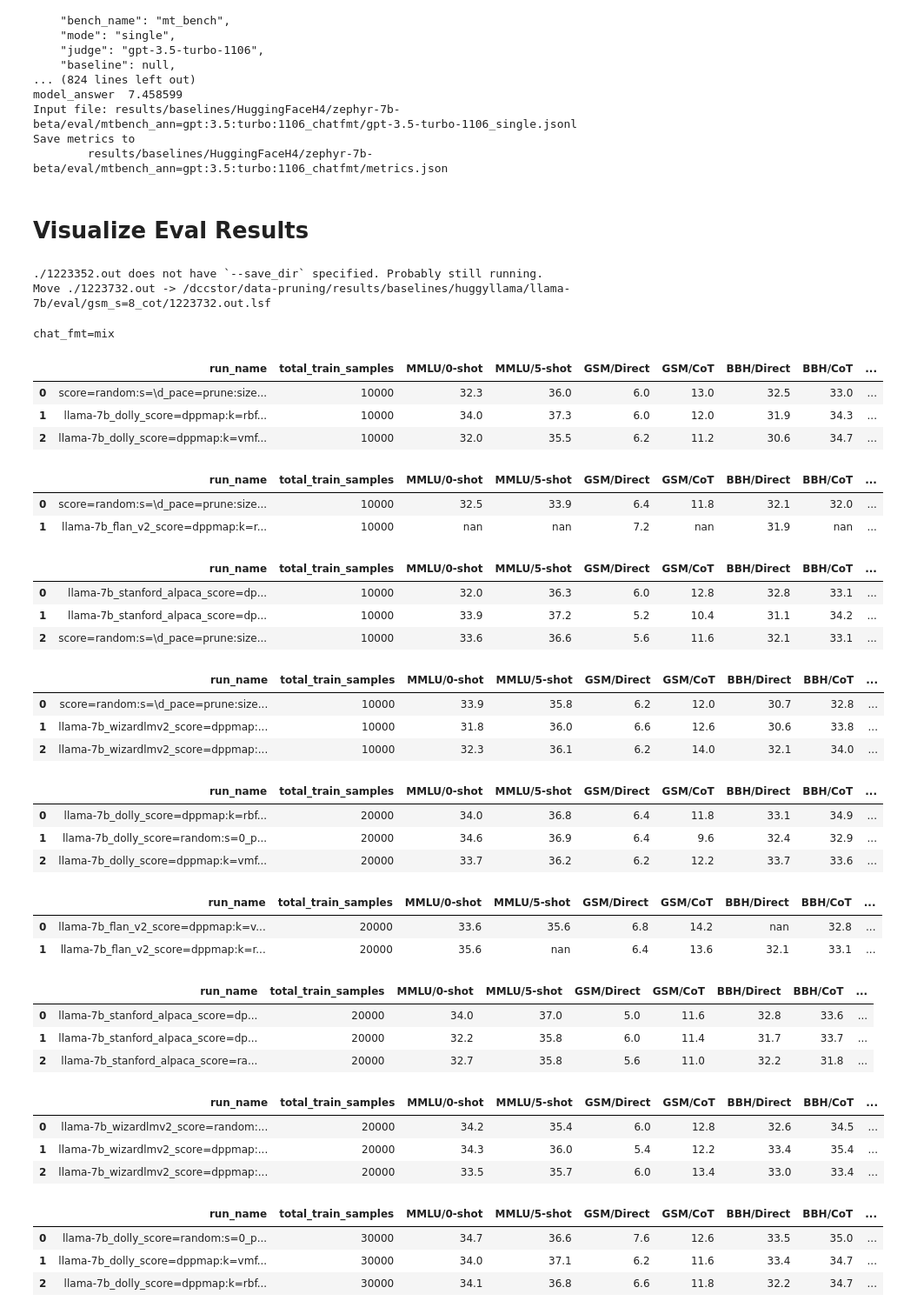
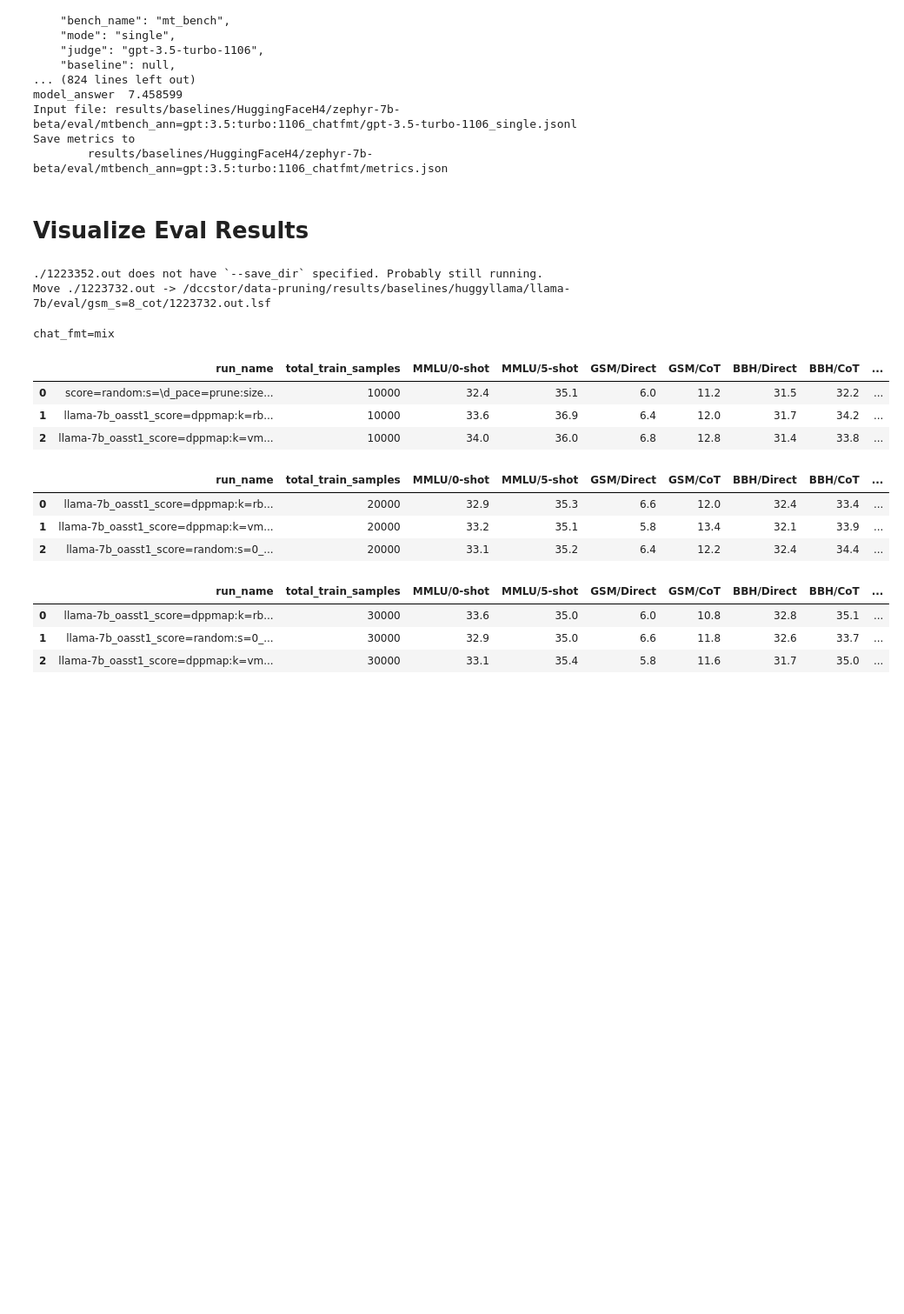
Before and after one commit to tt6746690/open-instruct, a Jupyter notebook: scripts/gen_cmds.ipynb, the cells around one changed output. Shown at 87% size. Saved outputs shown, nothing was run; the diff lists cells and outputs as text; code cells hidden in the pictures; blank space fills up the shorter version.

```diff
--- a/scripts/gen_cmds.ipynb
+++ b/scripts/gen_cmds.ipynb
@@ -738,8 +740,9 @@ task_names = [
 #     'alpacafarm_ann=gpt35:turbo:1106',
     # 'alpacafarm_ann=chatgpt', # ~$1 per eval.
 ]
-task_names_mtbench = ['mtbench_ann=gpt:4:1106:preview_chatfmt'] # ann=gpt:4, ann=gpt:3.5:turbo:1106, gpt:4:1106:preview (gpt4-turbo)
+# task_names_mtbench = ['mtbench_ann=gpt:4:1106:preview_chatfmt'] # ann=gpt:4, ann=gpt:3.5:turbo:1106, gpt:4:1106:preview (gpt4-turbo)
 # task_names_mtbench = ['mtbench_ann=gpt:3.5:turbo:1106_chatfmt'] # for debug sake, prefer gpt4
+task_names_mtbench = ['mtbench_ann=gpt:4_chatfmt']
 task_names_alpacafarm = ['alpacafarm_ann=chatgpt_chatfmt']
 task_names_chatfmt = [x+'_chatfmt' for x in task_names]
 
@@ -759,14 +762,14 @@ task_names_chatfmt = [x+'_chatfmt' for x in task_names]
 # #     'codellama/CodeLlama-7b-Instruct-hf',
 # ]]
 # # task_names = task_names + task_names_chatfmt
-# task_names = task_names_mtbench; definitely_run_mtbench_on_non_alt7b_queue = False
+# task_names = task_names_mtbench; definitely_run_mtbench_on_non_alt7b_queue = True
 
 # # oi5
 # exp_dir = 'results/oi2'
 # exp_dir = 'results/oi5_flan_v2:llama-7b'
 # exp_dir = 'results/oi5_dolly:llama-7b'
-# exp_dir = 'results/oi5_oasst1:llama-7b'
-exp_dir = 'results/oi5_stanford_alpaca:llama-7b'
+exp_dir = 'results/oi5_oasst1:llama-7b'
+# exp_dir = 'results/oi5_stanford_alpaca:llama-7b'
 # exp_dir = 'results/oi5_wizardlmv2:llama-7b'
 # exp_dir = 'results/oi5_sharegptv2:llama-7b'
 # exp_dir = 'results/oi5_ultrachat200kv2:llama-7b'
@@ -776,8 +779,8 @@ exp_dir = 'results/oi5_stanford_alpaca:llama-7b'
 # exp_dir = 'results/dpo2_ultrafeedback:llama-7b+sharegptv2ep2'
 # subdir_filter_fn = lambda x: '10000:ep=10' in x and 'random' in x
 # task_names = task_names + task_names_chatfmt
-# task_names = task_names_alpacafarm
-task_names = task_names_mtbench; definitely_run_mtbench_on_non_alt7b_queue = False
+task_names = task_names_alpacafarm; definitely_run_mtbench_on_non_alt7b_queue = True
+# task_names = task_names_mtbench; definitely_run_mtbench_on_non_alt7b_queue = False
 # task_names = task_names
 # task_names = ['alpacafarm_ann=gpt35:turbo:1106_chatfmt']
 
@@ -788,7 +791,7 @@ test_run = bool(test_run)
 num_gpus = 1
 if arch == 'x86_64': # ccc
     if definitely_run_mtbench_on_non_alt7b_queue:
-        gpu_type = 'v100'; num_cpus = 5; cpu_mem = 10
+        gpu_type = 'v100'; num_cpus = int(32/8*num_gpus); cpu_mem = int(240/8*num_gpus)
     else:
         gpu_type = 'a100_80gb'; num_cpus = int(128/8*num_gpus); cpu_mem = int(768/8*num_gpus)
     use_vllm = True; torch_dtype = 'bfloat16'
@@ -796,6 +799,8 @@ else:
     gpu_type = 'v100'
     num_cpus = int(128/6*num_gpus); cpu_mem = int(512/6*num_gpus)
     use_vllm = False; torch_dtype = 'float16'
+
+use_vllm = False; torch_dtype = 'float16' # wpq debug
 
 if len(subdir_path_list)==0:
     if create_symlinks:
@@ -857,6 +862,7 @@ for task_name, model_name_or_path in options_list:
 
     batch_size, job_duration = get_resource_for_task(
         task_name, ft_args_model_name_or_path)
+    batch_size = 5
 
     job_name = f'eval.{task_name}'
     run_id = model_name_or_path
@@ -1272,13 +1276,13 @@ use_normalized_preferred_metric = False
 # dataset = 'oasst1'
 # dataset = 'dolly'
 dataset_list = [
-    'dolly',
+#     'dolly',
     'oasst1',
-    'flan_v2',
-    'stanford_alpaca',
-    'wizardlmv2',
-    'sharegptv2',
-    'ultrachat200kv2',
+#     'flan_v2',
+#     'stanford_alpaca',
+#     'wizardlmv2',
+#     'sharegptv2',
+#     'ultrachat200kv2',
 ]; finetune_type = 'sft'
 # dataset_list = [
 #     'ultrafeedback',
@@ -1360,7 +1364,7 @@ if oom_eval_paths: print(oom_eval_paths)
 cols_avg_blacklist = ['AlpacaFarm/Len']
 
 # chat_fmt = False
-chat_fmt = True
+# chat_fmt = True
 # chat_fmt = 'both'
 # chat_fmt = 'auto' # base model no chatfmt, tuned model with chatfmt
 chat_fmt = 'mix'  # non-alpacaeval no chatfmt, alpacaeval chatfmt
@@ -1380,10 +1384,10 @@ ft_args_fields = {
 #     cols = ['MMLU/0-shot', 'GSM/CoT', 'BBH/Direct', 'TydiQA/GP', 'Codex-Eval/Pass@1', 'AlpacaFarm/WR']
 #     cols = ['MMLU/0-shot', 'GSM/CoT', 'BBH/CoT', 'Codex-Eval/Pass@1', 'AlpacaFarm/WR']
 # cols = ['MMLU/0-shot', 'MMLU/5-shot', 'GSM/Direct', 'GSM/CoT', 'BBH/Direct', 'BBH/CoT', 'TydiQA/CB', 'TydiQA/GP', 'Codex-Eval/Pass@1'] #  'ToxiGen/Acc'
-cols = ['MMLU/0-shot', 'MMLU/5-shot', 'GSM/Direct', 'GSM/CoT', 'BBH/Direct', 'BBH/CoT', 'TydiQA/CB', 'TydiQA/GP', 'Codex-Eval/Pass@1', 'AlpacaFarm/WR*', 'AlpacaFarm/Len']
+# cols = ['MMLU/0-shot', 'MMLU/5-shot', 'GSM/Direct', 'GSM/CoT', 'BBH/Direct', 'BBH/CoT', 'TydiQA/CB', 'TydiQA/GP', 'Codex-Eval/Pass@1', 'AlpacaFarm/WR*', 'AlpacaFarm/Len']
 # cols = ['AlpacaFarm/WR', 'AlpacaFarm/ΔWR', 'AlpacaFarm/Len']
 # cols = ['MMLU/0-shot', 'MMLU/5-shot', 'GSM/Direct', 'GSM/CoT', 'BBH/Direct', 'BBH/CoT', 'TydiQA/CB', 'TydiQA/GP', 'Codex-Eval/Pass@1', 'AlpacaFarm/WR*']
-# cols = ['MMLU/0-shot', 'MMLU/5-shot', 'GSM/Direct', 'GSM/CoT', 'BBH/Direct', 'BBH/CoT', 'TydiQA/CB', 'TydiQA/GP', 'Codex-Eval/Pass@1', 'AlpacaFarm/WR', 'AlpacaFarm/ΔWR', 'AlpacaFarm/Len']
+cols = ['MMLU/0-shot', 'MMLU/5-shot', 'GSM/Direct', 'GSM/CoT', 'BBH/Direct', 'BBH/CoT', 'TydiQA/CB', 'TydiQA/GP', 'Codex-Eval/Pass@1', 'AlpacaFarm/WR', 'AlpacaFarm/ΔWR', 'AlpacaFarm/Len']
 
 
 # cols = [f'BBH {x}' for x in ['reasoning', 'nlu', 'knowledge', 'multilingual']]; cols = [x+'/Direct' for x in cols] + [x+'/CoT' for x in cols]
@@ -1479,62 +1483,40 @@ else:
                 dfc = pd_average_col_contains_substr(dfc, col_runname, 'score=random:s=\d_pace=prune:size=200000', substitute=substitute)
                 dfc = pd_average_col_contains_substr(dfc, col_runname, 'score=random:s=\d_pace=prune:size=400000', substitute=substitute)
                 #     dfc = dfc.sort_values(['ranking'], ascending=False)
                 col = ('Average', 'chatfmt') if chat_fmt == 'both' else 'Average'
             #     col = 'AlpacaFarm/WR'
             #     col = 'MMLU/0-shot'|
             #     col = 'GSM/CoT'
             #     col = 'BBH/Direct'
             #     col = 'TydiQA/GP'
                 dfc = dfc.sort_values(by=[col], ascending=False)
                 dfc = dfc.drop(columns=['model_name_or_path', 'subsample_mixture', 'max_train_samples', 'dataset'],
                                axis=1, level=0 if chat_fmt=='both' else None)
                 dfc = dfc.reset_index(drop=True)
                 display(dfc
                         .style
                         .applymap(lambda x: f'max-width: 60ch;', subset=['run_name'])
                         .set_table_styles([{'selector': 'td', 'props': [('white-space', 'pre-wrap'), ('word-wrap', 'break-word')]}])
                         .set_properties(**{'text-align': 'left'})
                         .background_gradient(cmap ='coolwarm')
                         .applymap(lambda x: 'text-decoration: underline;' \
                                   if x in dfc[list(set(dfc.columns) & set([(x, '') for x in cols]))+[col] if chat_fmt=='both' else cols+[col]].values.flatten() and chat_fmt=='both' else '')
                         .format(precision=1))
 
 # llama-7b_tulu_v1_mix(paper)
 # MMLU/0-shot, MMLU/5-shot, GSM/Direct, GSM/CoT, BBH/Direct, BBH/CoT, TydiQA/GP, TydiQA/CB, CodexEval/Pass@1, AlpacaEval(vs.Davinci-003)
 # 44.8       , 47.1       , 7.0       , 25.0   , 38.5      , 38.5   , 43.5,    , 8.0      , 18.6,           , 48.6
 # %% [output]
 chat_fmt=mix
 |  | run_name | total_train_samples | MMLU/0-shot | MMLU/5-shot | GSM/Direct | GSM/CoT | BBH/Direct | BBH/CoT | ... |
-| 0 | score=random:s=\d_pace=prune:size... | 10000 | 32.3 | 36.0 | 6.0 | 13.0 | 32.5 | 33.0 | ... |
-| 1 | llama-7b_dolly_score=dppmap:k=rbf... | 10000 | 34.0 | 37.3 | 6.0 | 12.0 | 31.9 | 34.3 | ... |
-| 2 | llama-7b_dolly_score=dppmap:k=vmf... | 10000 | 32.0 | 35.5 | 6.2 | 11.2 | 30.6 | 34.7 | ... |
+| 0 | score=random:s=\d_pace=prune:size... | 10000 | 32.4 | 35.1 | 6.0 | 11.2 | 31.5 | 32.2 | ... |
+| 1 | llama-7b_oasst1_score=dppmap:k=rb... | 10000 | 33.6 | 36.9 | 6.4 | 12.0 | 31.7 | 34.2 | ... |
+| 2 | llama-7b_oasst1_score=dppmap:k=vm... | 10000 | 34.0 | 36.0 | 6.8 | 12.8 | 31.4 | 33.8 | ... |
 |  | run_name | total_train_samples | MMLU/0-shot | MMLU/5-shot | GSM/Direct | GSM/CoT | BBH/Direct | BBH/CoT | ... |
-| 0 | score=random:s=\d_pace=prune:size... | 10000 | 32.5 | 33.9 | 6.4 | 11.8 | 32.1 | 32.0 | ... |
-| 1 | llama-7b_flan_v2_score=dppmap:k=r... | 10000 | nan | nan | 7.2 | nan | 31.9 | nan | ... |
+| 0 | llama-7b_oasst1_score=dppmap:k=rb... | 20000 | 32.9 | 35.3 | 6.6 | 12.0 | 32.4 | 33.4 | ... |
+| 1 | llama-7b_oasst1_score=dppmap:k=vm... | 20000 | 33.2 | 35.1 | 5.8 | 13.4 | 32.1 | 33.9 | ... |
+| 2 | llama-7b_oasst1_score=random:s=0_... | 20000 | 33.1 | 35.2 | 6.4 | 12.2 | 32.4 | 34.4 | ... |
 |  | run_name | total_train_samples | MMLU/0-shot | MMLU/5-shot | GSM/Direct | GSM/CoT | BBH/Direct | BBH/CoT | ... |
-| 0 | llama-7b_stanford_alpaca_score=dp... | 10000 | 32.0 | 36.3 | 6.0 | 12.8 | 32.8 | 33.1 | ... |
-| 1 | llama-7b_stanford_alpaca_score=dp... | 10000 | 33.9 | 37.2 | 5.2 | 10.4 | 31.1 | 34.2 | ... |
-| 2 | score=random:s=\d_pace=prune:size... | 10000 | 33.6 | 36.6 | 5.6 | 11.6 | 32.1 | 33.1 | ... |
+| 0 | llama-7b_oasst1_score=dppmap:k=rb... | 30000 | 33.6 | 35.0 | 6.0 | 10.8 | 32.8 | 35.1 | ... |
+| 1 | llama-7b_oasst1_score=random:s=0_... | 30000 | 32.9 | 35.0 | 6.6 | 11.8 | 32.6 | 33.7 | ... |
+| 2 | llama-7b_oasst1_score=dppmap:k=vm... | 30000 | 33.1 | 35.4 | 5.8 | 11.6 | 31.7 | 35.0 | ... |
-|  | run_name | total_train_samples | MMLU/0-shot | MMLU/5-shot | GSM/Direct | GSM/CoT | BBH/Direct | BBH/CoT | ... |
-| 0 | score=random:s=\d_pace=prune:size... | 10000 | 33.9 | 35.8 | 6.2 | 12.0 | 30.7 | 32.8 | ... |
-| 1 | llama-7b_wizardlmv2_score=dppmap:... | 10000 | 31.8 | 36.0 | 6.6 | 12.6 | 30.6 | 33.8 | ... |
-| 2 | llama-7b_wizardlmv2_score=dppmap:... | 10000 | 32.3 | 36.1 | 6.2 | 14.0 | 32.1 | 34.0 | ... |
-|  | run_name | total_train_samples | MMLU/0-shot | MMLU/5-shot | GSM/Direct | GSM/CoT | BBH/Direct | BBH/CoT | ... |
-| 0 | llama-7b_dolly_score=dppmap:k=rbf... | 20000 | 34.0 | 36.8 | 6.4 | 11.8 | 33.1 | 34.9 | ... |
-| 1 | llama-7b_dolly_score=random:s=0_p... | 20000 | 34.6 | 36.9 | 6.4 | 9.6 | 32.4 | 32.9 | ... |
-| 2 | llama-7b_dolly_score=dppmap:k=vmf... | 20000 | 33.7 | 36.2 | 6.2 | 12.2 | 33.7 | 33.6 | ... |
-|  | run_name | total_train_samples | MMLU/0-shot | MMLU/5-shot | GSM/Direct | GSM/CoT | BBH/Direct | BBH/CoT | ... |
-| 0 | llama-7b_flan_v2_score=dppmap:k=v... | 20000 | 33.6 | 35.6 | 6.8 | 14.2 | nan | 32.8 | ... |
-| 1 | llama-7b_flan_v2_score=dppmap:k=r... | 20000 | 35.6 | nan | 6.4 | 13.6 | 32.1 | 33.1 | ... |
-|  | run_name | total_train_samples | MMLU/0-shot | MMLU/5-shot | GSM/Direct | GSM/CoT | BBH/Direct | BBH/CoT | ... |
-| 0 | llama-7b_stanford_alpaca_score=dp... | 20000 | 34.0 | 37.0 | 5.0 | 11.6 | 32.8 | 33.6 | ... |
-| 1 | llama-7b_stanford_alpaca_score=dp... | 20000 | 32.2 | 35.8 | 6.0 | 11.4 | 31.7 | 33.7 | ... |
-| 2 | llama-7b_stanford_alpaca_score=ra... | 20000 | 32.7 | 35.8 | 5.6 | 11.0 | 32.2 | 31.8 | ... |
-|  | run_name | total_train_samples | MMLU/0-shot | MMLU/5-shot | GSM/Direct | GSM/CoT | BBH/Direct | BBH/CoT | ... |
-| 0 | llama-7b_wizardlmv2_score=random:... | 20000 | 34.2 | 35.4 | 6.0 | 12.8 | 32.6 | 34.5 | ... |
-| 1 | llama-7b_wizardlmv2_score=dppmap:... | 20000 | 34.3 | 36.0 | 5.4 | 12.2 | 33.4 | 35.4 | ... |
-| 2 | llama-7b_wizardlmv2_score=dppmap:... | 20000 | 33.5 | 35.7 | 6.0 | 13.4 | 33.0 | 33.4 | ... |
-|  | run_name | total_train_samples | MMLU/0-shot | MMLU/5-shot | GSM/Direct | GSM/CoT | BBH/Direct | BBH/CoT | ... |
-| 0 | llama-7b_dolly_score=random:s=0_p... | 30000 | 34.7 | 36.6 | 7.6 | 12.6 | 33.5 | 35.0 | ... |
-| 1 | llama-7b_dolly_score=dppmap:k=vmf... | 30000 | 34.0 | 37.1 | 6.2 | 11.6 | 33.4 | 34.7 | ... |
-| 2 | llama-7b_dolly_score=dppmap:k=rbf... | 30000 | 34.1 | 36.8 | 6.6 | 11.8 | 32.2 | 34.7 | ... |
```
Also changed, not shown: parts of 9 cells of this notebook, 6 other files.
